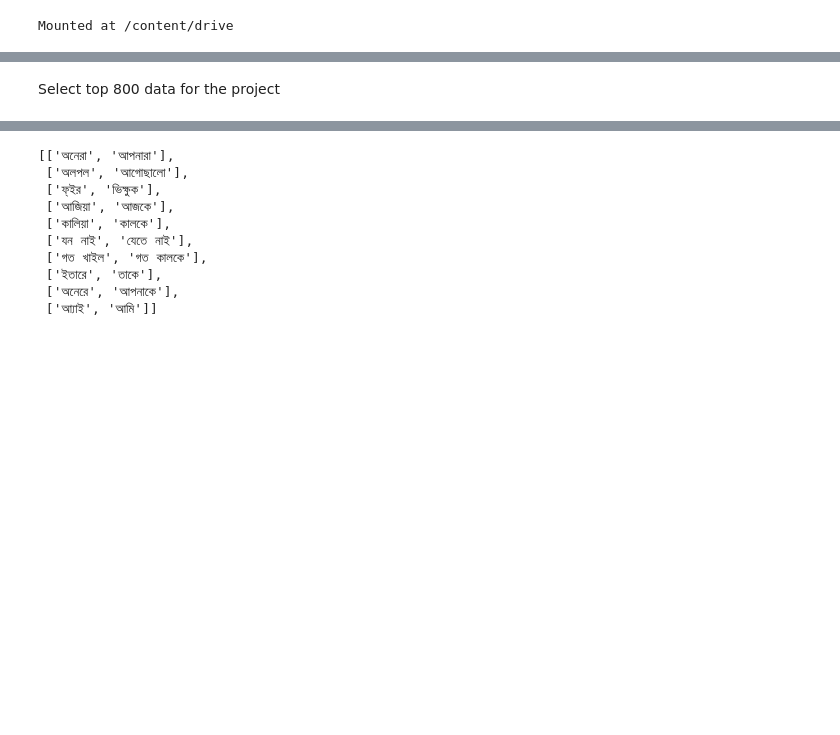
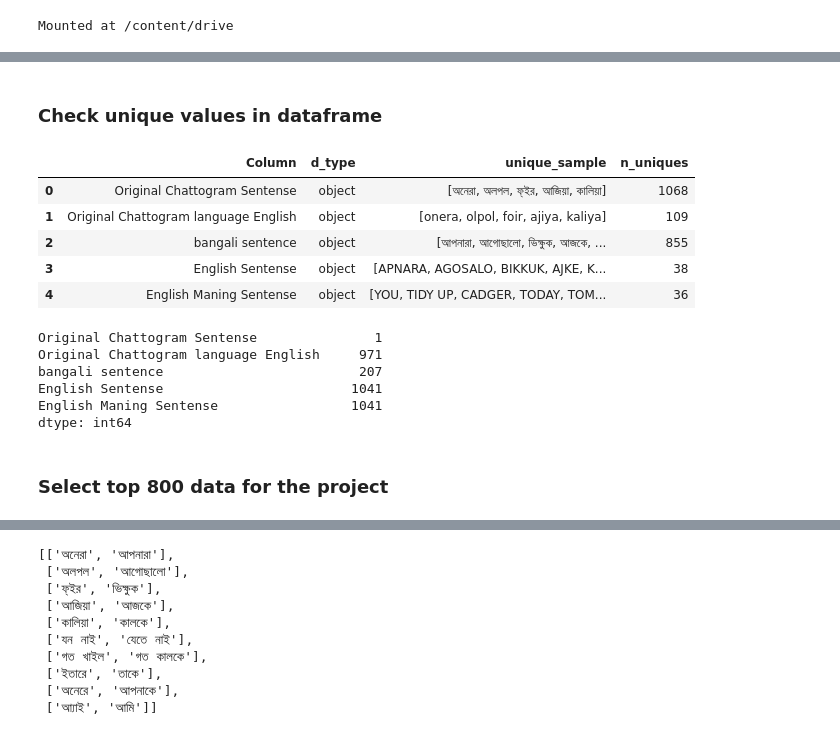
Before and after one commit to FaisalAhmedBijoy/Chattogram-language-to-standard-bangla-language-conversion, a Jupyter notebook: chittagong_Bn_Translation.ipynb, the cells around one changed output, grey strips where cells are left out. Cells and saved outputs as stored; diff of their text form; code cells hidden in the pictures; blank space fills up the shorter version.

```diff
--- a/chittagong_Bn_Translation.ipynb
+++ b/chittagong_Bn_Translation.ipynb
@@ -46,5 +65,40 @@ df.head()
+# %% [markdown]
+### Check unique values in dataframe
+# %%
+def report_data_types_uniques_check(df):
+    col = []
+    d_type = []
+    uniques = []
+    n_uniques = []
+
+    for i in df.columns:
+        col.append(i)
+        d_type.append(df[i].dtypes)
+        uniques.append(df[i].unique()[:5])
+        n_uniques.append(df[i].nunique())
+
+    return pd.DataFrame({'Column': col, 'd_type': d_type, 'unique_sample': uniques, 'n_uniques': n_uniques})
+# %%
+report_data_types_uniques_check(df)
+# %% [output]
+|  | Column | d_type | unique_sample | n_uniques |
+| 0 | Original Chattogram Sentense | object | [অনেরা, অলপল, ফ্ইর, আজিয়া, কালিয়া] | 1068 |
+| 1 | Original Chattogram language English | object | [onera, olpol, foir, ajiya, kaliya] | 109 |
+| 2 | bangali sentence | object | [আপনারা, আগোছালো, ভিক্ষুক, আজকে, ... | 855 |
+| 3 | English Sentense | object | [APNARA, AGOSALO, BIKKUK, AJKE, K... | 38 |
+| 4 | English Maning Sentense | object | [YOU, TIDY UP, CADGER, TODAY, TOM... | 36 |
+# %%
+# check missing values
+df.isnull().sum()
+# %% [output]
+Original Chattogram Sentense               1
+Original Chattogram language English     971
+bangali sentence                         207
+English Sentense                        1041
+English Maning Sentense                 1041
+dtype: int64
 # %% [markdown]
-Select top 800 data for the project
+### Select top 800 data for the project
 # %%
 top_800_df=df.head(800)
 top_800_df.head()
```
Also changed, not shown: parts of 35 cells of this notebook.
